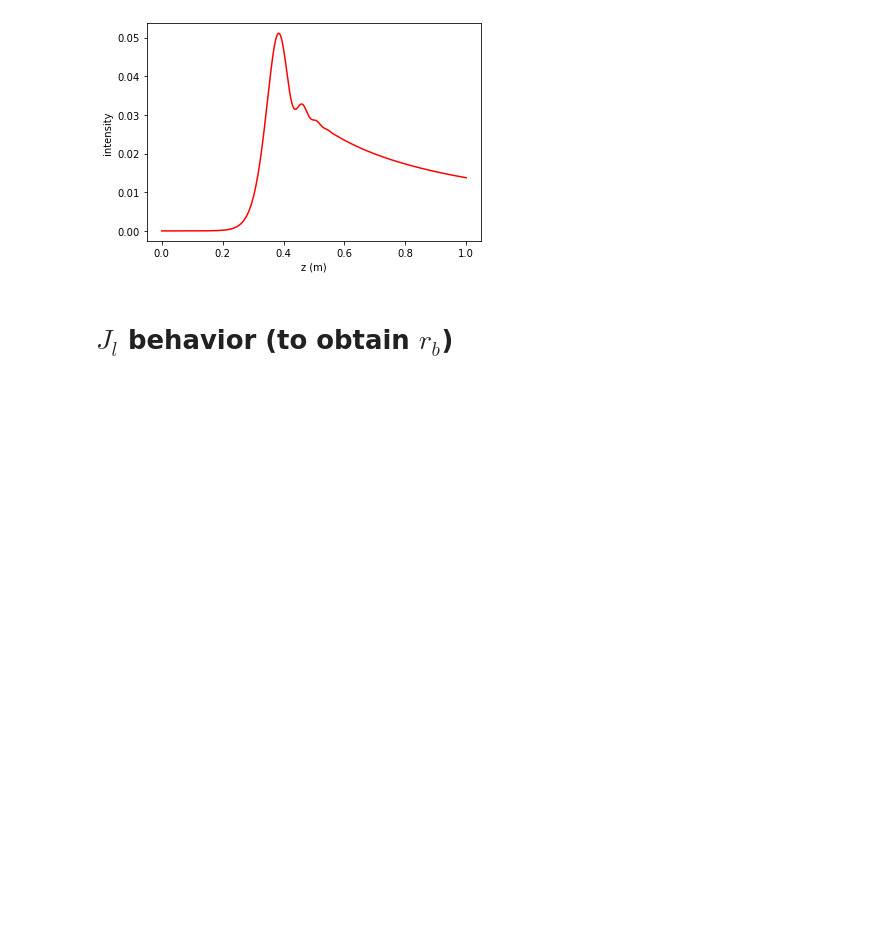
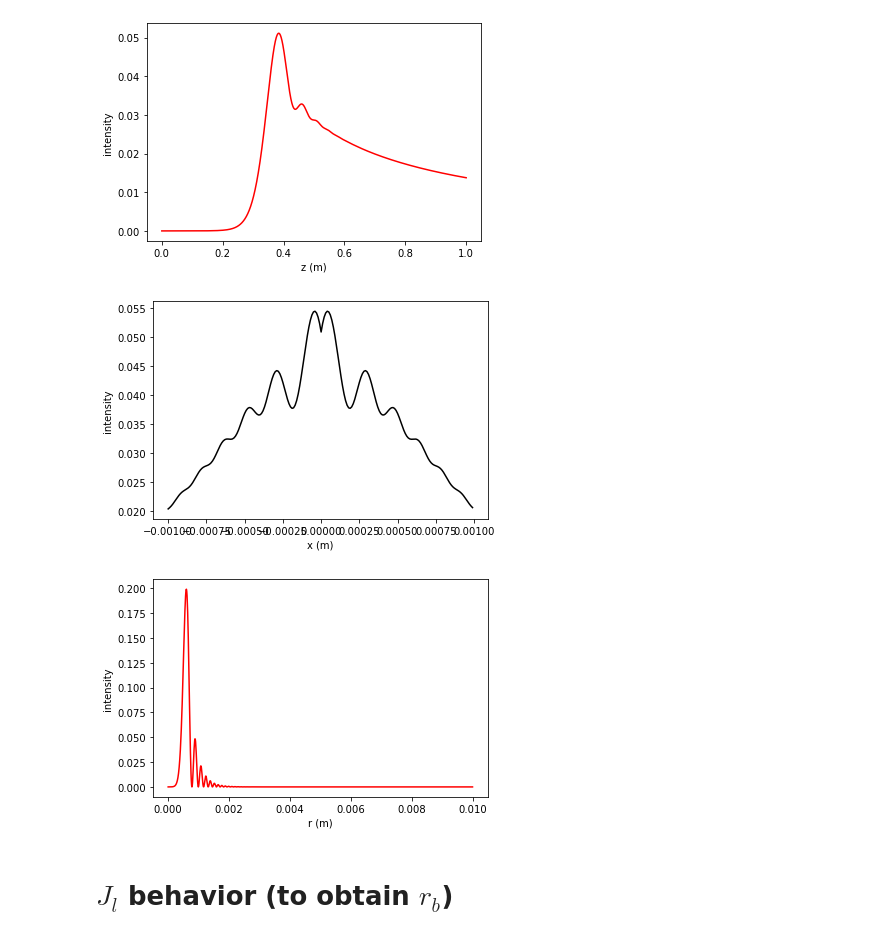
Before and after one commit to jabacousnac/Grier-Lab-Code, a Jupyter notebook: Axial_braiding.ipynb, the cells around one changed output. Cells and saved outputs as stored; diff of their text form; code cells hidden in the pictures; blank space fills up the shorter version.

```diff
--- a/Axial_braiding.ipynb
+++ b/Axial_braiding.ipynb
@@ -167,6 +225,33 @@ plt.show()
 # %% [output]
 z_f =  0.38418 m
 [figure]
+# %%
+zf = 0.0
+rmin, rmax, dr = 0.0, 10**-2, 10**-5
+xmax, dx = 10**-3, 10**-5
+rlist = np.arange(rmin, rmax, dr)
+intensity_x_list, intensity_r_list = [], []
+for r in rlist:
+    x0 = (r_0 - r)/s
+    xi = zf/(k_0 * s**2)
+    g = sp.airy(x0 - (xi**2)/4 + 1j*a*xi)[0] * np.exp(a*x0 - a*(xi**2)/2) * np.exp(1j*(x0*xi/2 + a**2*(xi)/2 - xi**3/12))
+    u_CAB = C * g * np.exp(1j*k_0*zf)
+    intensity_r_list.append(np.real(u_CAB)**2 + np.imag(u_CAB)**2)
+xlist = np.arange(-xmax, xmax, dx)
+for x in xlist:
+    u_CAB = airy(x, 0.0, 0.38)
+    intensity_x_list.append(np.real(u_CAB)**2 + np.imag(u_CAB)**2)
+plt.plot(xlist, intensity_x_list, 'k-')
+plt.xlabel('x (m)')
+plt.ylabel('intensity')
+plt.show()
+plt.plot(rlist, intensity_r_list, 'r-')
+plt.xlabel('r (m)')
+plt.ylabel('intensity')
+plt.show()
+# %% [output]
+[figure, added]
+[figure, added]
 # %% [markdown]
 # $J_{l}$ behavior (to obtain $r_b$)
 # %%
```
Also changed, not shown: parts of 15 cells of this notebook.
